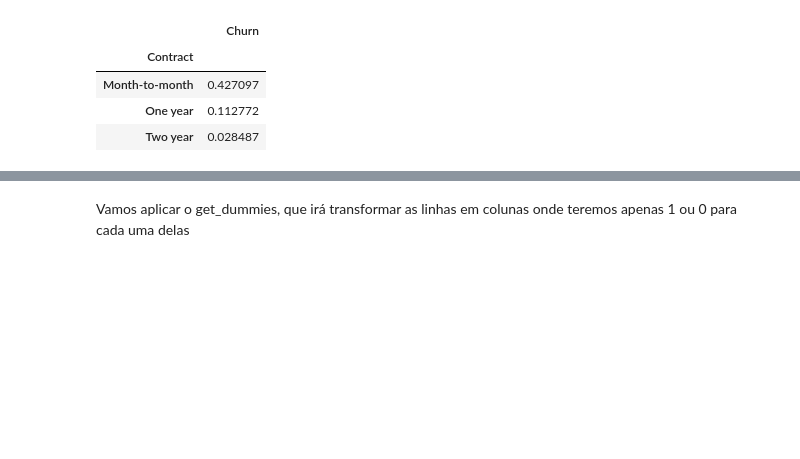
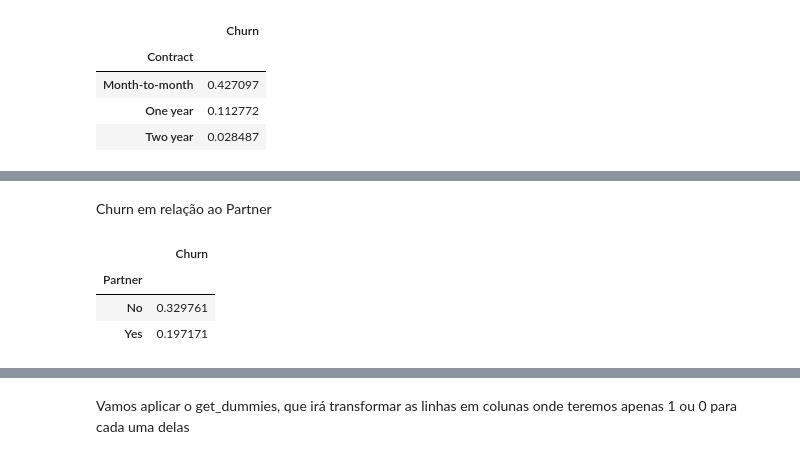
Before and after one commit to k3ybladewielder/DataScience-and-Machine-Learning, a Jupyter notebook: Previsao_de_Churn/Predição_de_Churn.ipynb, the cells around one changed output, grey strips where cells are left out. Cells and saved outputs as stored; diff of their text form; code cells hidden in the pictures; blank space fills up the shorter version.

```diff
--- a/Previsao_de_Churn/Predição_de_Churn.ipynb
+++ b/Previsao_de_Churn/Predição_de_Churn.ipynb
@@ -249,3 +260,12 @@ ds[['Contract', 'Churn']].groupby(['Contract']).mean()
+# %% [markdown]
+Churn em relação ao Partner
+# %%
+ds[['Partner', 'Churn']].groupby(['Partner']).mean()
+# %% [output]
+|  | Churn |
+| Partner |  |
+| No | 0.329761 |
+| Yes | 0.197171 |
 # %%
 # Visualize Relation between Tenure & Churn rate
 plot_by_tenure = ds.groupby('tenure').Churn.mean().reset_index()
```
Also changed, not shown: parts of 12 cells of this notebook.
